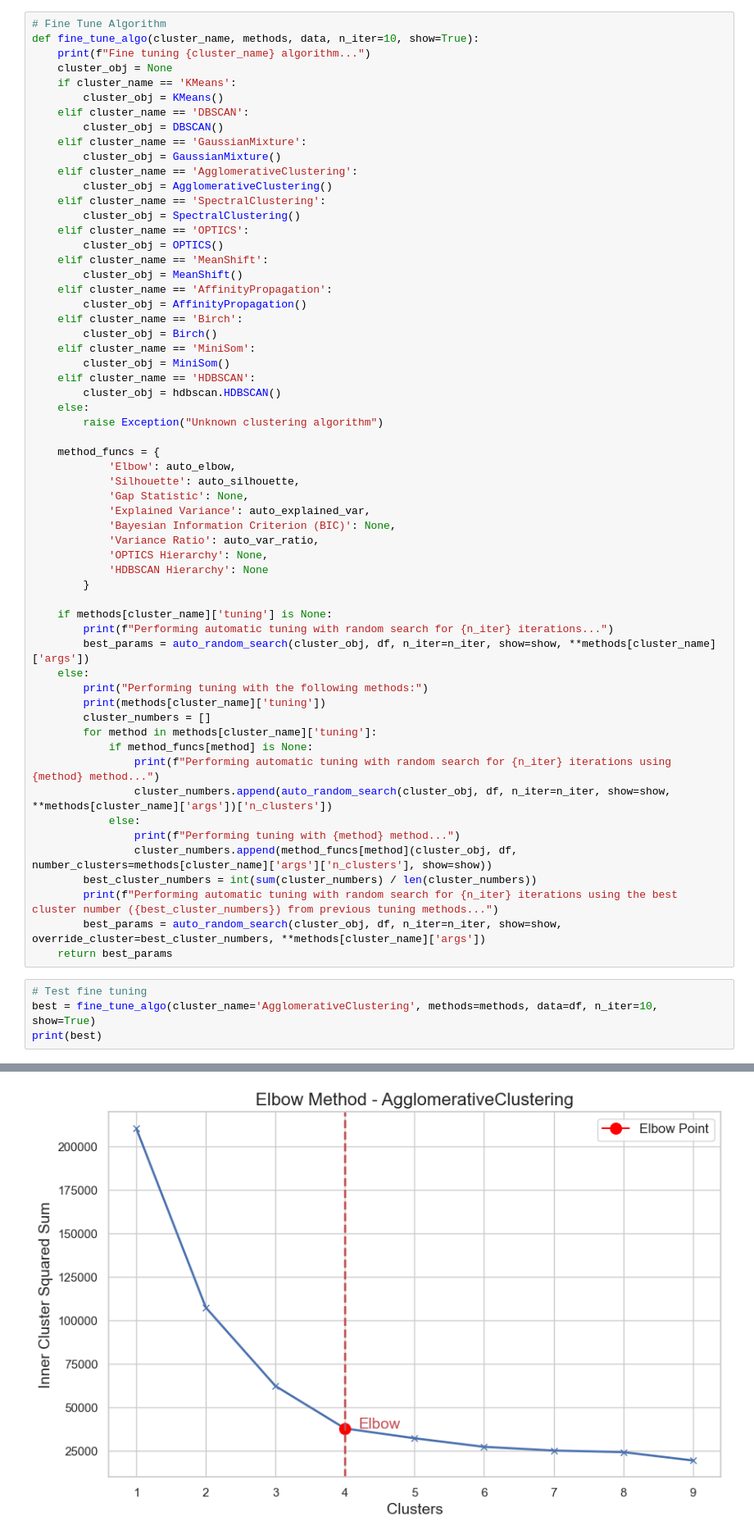
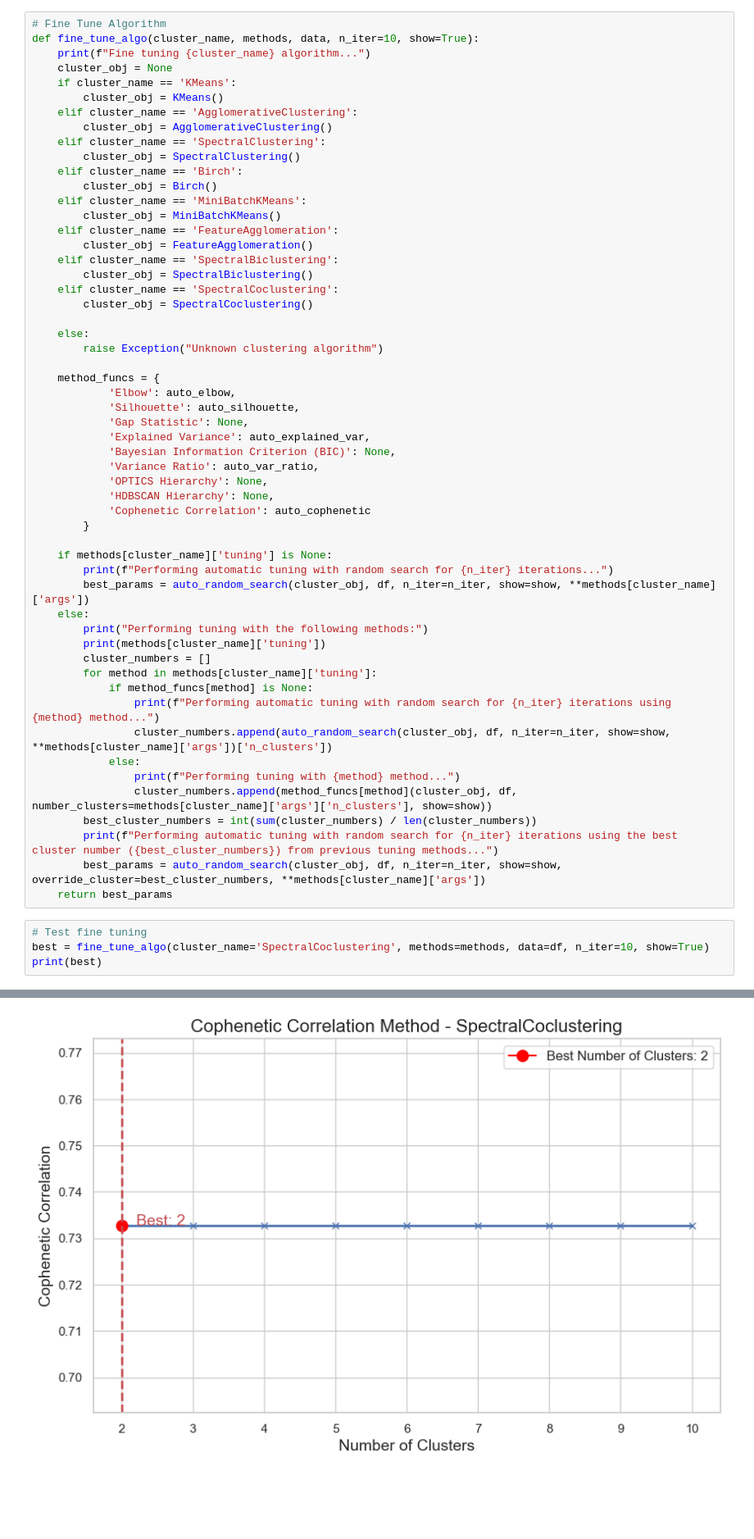
Before and after one commit to CFO-Clement/FastFashion, a Jupyter notebook: projet.ipynb, the cells around one changed output, grey strips where cells are left out. Shown at 82% size. Cells and saved outputs as stored; diff of their text form; blank space fills up the shorter version.

Commit message:
V2 fine tunning

```diff
--- a/projet.ipynb
+++ b/projet.ipynb
@@ -782,26 +793,21 @@ def fine_tune_algo(cluster_name, methods, data, n_iter=10, show=True):
     cluster_obj = None
     if cluster_name == 'KMeans':
         cluster_obj = KMeans()
-    elif cluster_name == 'DBSCAN':
-        cluster_obj = DBSCAN()
-    elif cluster_name == 'GaussianMixture':
-        cluster_obj = GaussianMixture()
     elif cluster_name == 'AgglomerativeClustering':
         cluster_obj = AgglomerativeClustering()
     elif cluster_name == 'SpectralClustering':
         cluster_obj = SpectralClustering()
-    elif cluster_name == 'OPTICS':
-        cluster_obj = OPTICS()
-    elif cluster_name == 'MeanShift':
-        cluster_obj = MeanShift()
-    elif cluster_name == 'AffinityPropagation':
-        cluster_obj = AffinityPropagation()
     elif cluster_name == 'Birch':
         cluster_obj = Birch()
-    elif cluster_name == 'MiniSom':
-        cluster_obj = MiniSom()
-    elif cluster_name == 'HDBSCAN':
-        cluster_obj = hdbscan.HDBSCAN()
+    elif cluster_name == 'MiniBatchKMeans':
+        cluster_obj = MiniBatchKMeans()
+    elif cluster_name == 'FeatureAgglomeration':
+        cluster_obj = FeatureAgglomeration()
+    elif cluster_name == 'SpectralBiclustering':
+        cluster_obj = SpectralBiclustering()
+    elif cluster_name == 'SpectralCoclustering':
+        cluster_obj = SpectralCoclustering()
+
     else:
         raise Exception("Unknown clustering algorithm")
 
@@ -813,7 +819,8 @@ def fine_tune_algo(cluster_name, methods, data, n_iter=10, show=True):
             'Bayesian Information Criterion (BIC)': None,
             'Variance Ratio': auto_var_ratio,
             'OPTICS Hierarchy': None,
-            'HDBSCAN Hierarchy': None
+            'HDBSCAN Hierarchy': None,
+            'Cophenetic Correlation': auto_cophenetic
         }
 
     if methods[cluster_name]['tuning'] is None:
@@ -836,6 +843,6 @@ def fine_tune_algo(cluster_name, methods, data, n_iter=10, show=True):
     return best_params
 # %%
 # Test fine tuning
-best = fine_tune_algo(cluster_name='AgglomerativeClustering', methods=methods, data=df, n_iter=10, show=True)
+best = fine_tune_algo(cluster_name='SpectralCoclustering', methods=methods, data=df, n_iter=10, show=True)
 print(best)
 # %% [output]
@@ -852 +863 @@ Performing automatic tuning with random search for 10 iterations using the best
-[figure, old version]
+[figure, new version]
```
Also changed, not shown: parts of 10 cells of this notebook, 48 other files.
